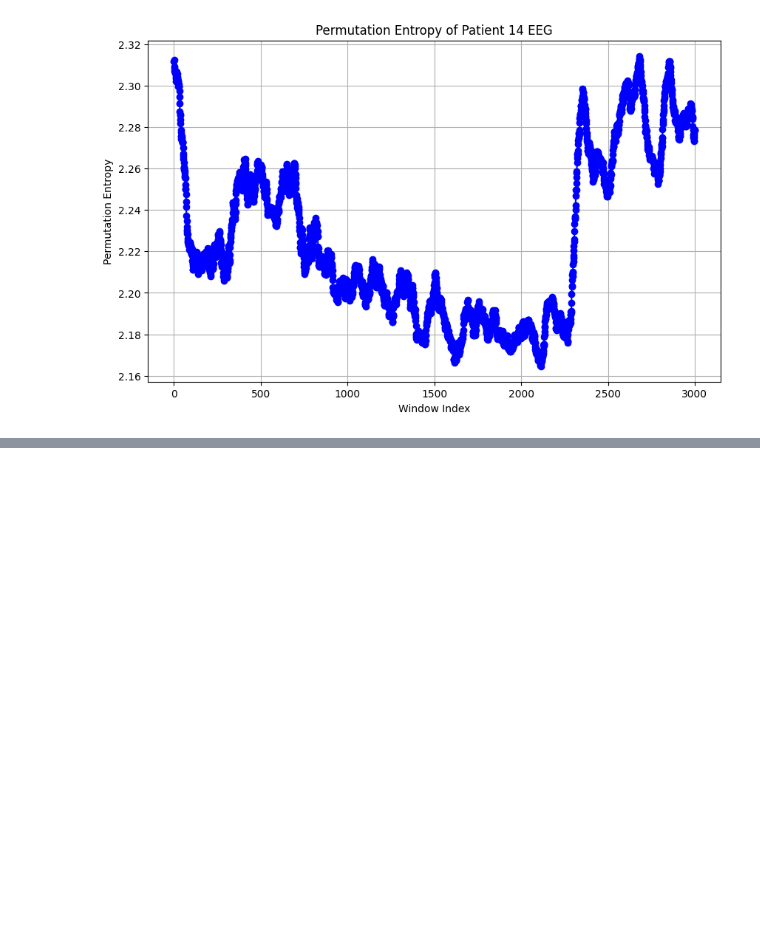
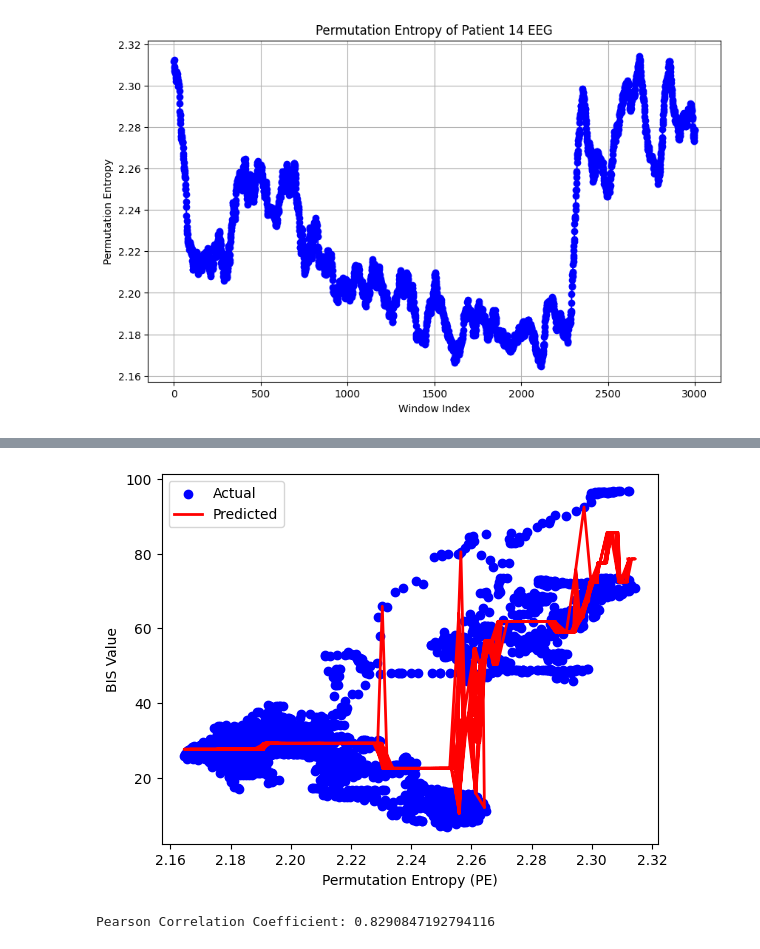
Before and after one commit to meyy26/Research-Project, a Jupyter notebook: Patient14.ipynb, the cells around one changed output, grey strips where cells are left out. Cells and saved outputs as stored; diff of their text form; code cells hidden in the pictures; blank space fills up the shorter version.

```diff
--- a/Patient14.ipynb
+++ b/Patient14.ipynb
@@ -113,0 +215,20 @@ plt.show()
+# %%
+# Using a Decision Tree Model
+from sklearn.tree import DecisionTreeRegressor
+
+tree_model = DecisionTreeRegressor(max_depth=5)
+tree_model.fit(X, y)
+y_tree_pred = tree_model.predict(X)
+
+plt.scatter(X, y, color='blue', label='Actual')
+plt.plot(X, y_tree_pred, color='red', linewidth=2, label='Predicted')
+plt.xlabel('Permutation Entropy (PE)')
+plt.ylabel('BIS Value')
+plt.legend()
+plt.show()
+
+correlation_poly = np.corrcoef(y, y_tree_pred)[0, 1]
+print(f'Pearson Correlation Coefficient: {correlation_poly}')
+# %% [output]
+[figure, added]
+Pearson Correlation Coefficient: 0.8290847192794116
```
Also changed, not shown: parts of 23 cells of this notebook.
